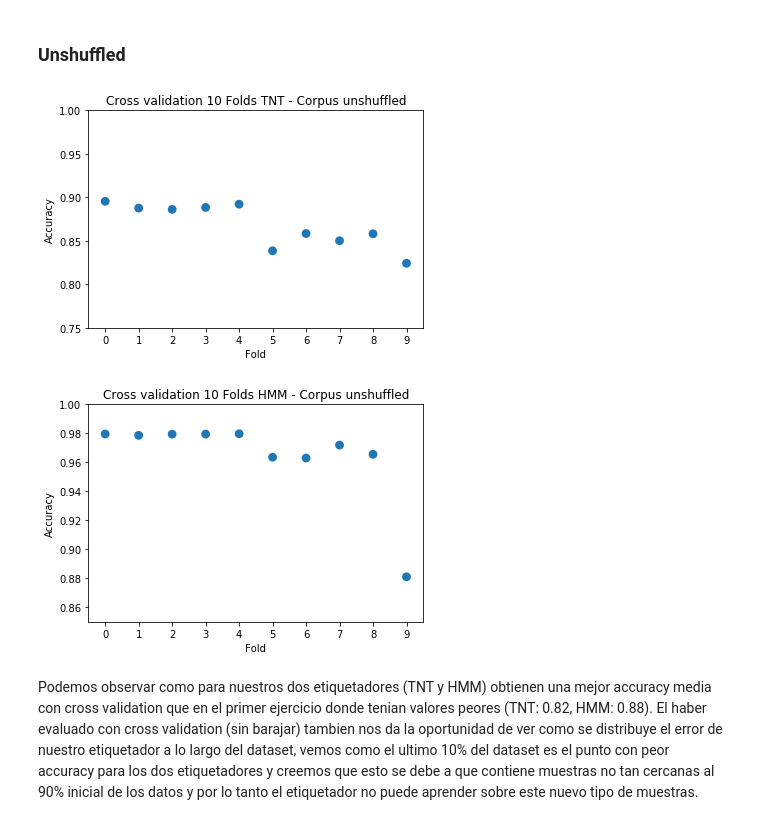
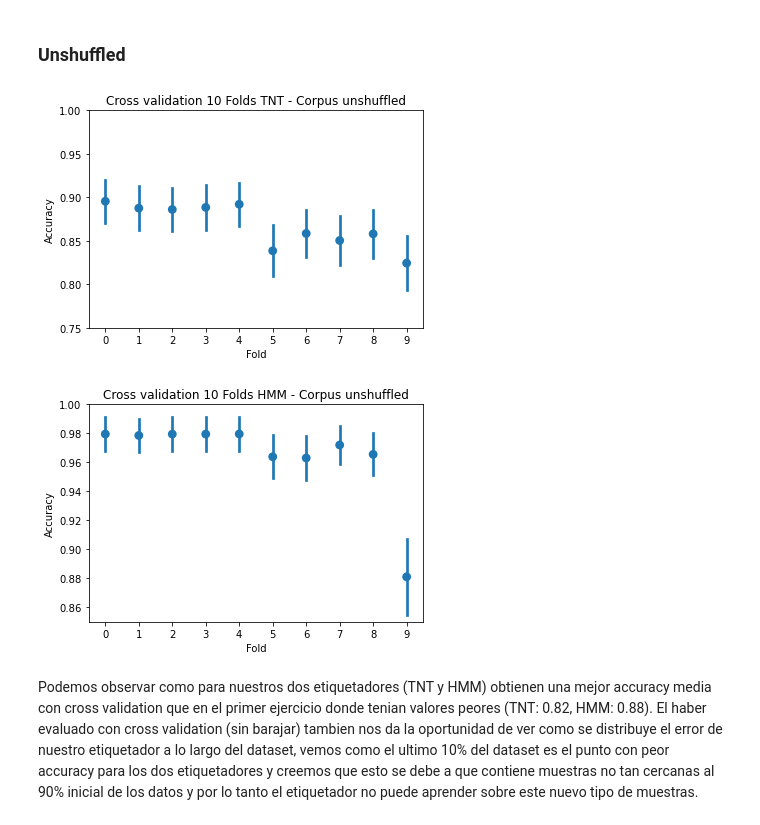
Before and after one commit to jiwidi/MIARFID, a Jupyter notebook: LC/lab2/lab2.ipynb, the cells around one changed output. Drawn from its saved outputs; the diff is of its cells as text; code cells hidden in the pictures.

```diff
--- a/LC/lab2/lab2.ipynb
+++ b/LC/lab2/lab2.ipynb
@@ -55,13 +57,21 @@ test_notcv = processed_corpus[len_training:]
 #TNT
 tagger_tnt = tnt.TnT()
 tagger_tnt.train(training_notcv)
+v=tagger_tnt.evaluate(test_notcv)
+d = 1.96*math.sqrt((v*(1-v))/len(test_notcv))
+ic = [round(v-d,3),round(v+d, 3)]
 print("Precission for TNT without CV")
-print(tagger_tnt.evaluate(test_notcv))
+print(v)
+print(f"Intervalo de confianza {ic}")
 
 #HMM
 tagger_hmm = hmm.HiddenMarkovModelTagger.train(training_notcv)
+v = tagger_hmm.evaluate(test_notcv)
+d = 1.96*math.sqrt((v*(1-v))/len(test_notcv))
+ic = [round(v-d,3),round(v+d, 3)]
 print("Precission for HMM without CV")
-print(tagger_hmm.evaluate(test_notcv))
+print(v)
+print(f"Intervalo de confianza {ic}")
 # %% [output]
 Precission for TNT without CV
 0.8241774601756736
@@ -116,23 +152,47 @@ Wall time: 16min 4s
 # %%
 import seaborn as sns
 import matplotlib.pyplot as plt
 
-ax = sns.pointplot(list(range(10)),results_unshuffled_tnt,join=False)
+results=[]
+fold = []
+for i in range(10):
+    results.append(intervals_unshuffled_tnt[i][0])
+    results.append(results_unshuffled_tnt[i])
+    results.append(intervals_unshuffled_tnt[i][1])
+    fold.append(i)
+    fold.append(i)
+    fold.append(i)
+
+df = pd.DataFrame({"results":results,"fold":fold})
+ax = sns.pointplot(x="fold", y="results", data=df,join = False)
+# ax = sns.pointplot(list(range(10)),results_unshuffled_tnt,join=False)
 ax.set_title('Cross validation 10 Folds TNT - Corpus unshuffled')
 ax.set(xlabel="Fold", ylabel = "Accuracy")
 ax.set(ylim=(0.75,1))
 ax.get_figure().savefig("cv_tnt_unshuffled.png")
 plt.show()
 
-ax = sns.pointplot(list(range(10)),results_unshuffled_hmm,join=False)
+results=[]
+fold = []
+for i in range(10):
+    results.append(intervals_unshuffled_hmm[i][0])
+    results.append(results_unshuffled_hmm[i])
+    results.append(intervals_unshuffled_hmm[i][1])
+    fold.append(i)
+    fold.append(i)
+    fold.append(i)
+
+df = pd.DataFrame({"results":results,"fold":fold})
+ax = sns.pointplot(x="fold", y="results", data=df,join = False)
+
 ax.set_title('Cross validation 10 Folds HMM - Corpus unshuffled')
 ax.set(xlabel="Fold", ylabel = "Accuracy")
 ax.set(ylim=(0.85,1))
 ax.get_figure().savefig("cv_hmm_unshuffled.png")
 plt.show()
 # %% [output]
-[figure, old version]
+[figure, new version]
-[figure, old version]
+[figure, new version]
 # %% [markdown]
 Podemos observar como para nuestros dos etiquetadores (TNT y HMM) obtienen una mejor accuracy media con cross validation que en el primer ejercicio donde tenian valores peores (TNT: 0.82, HMM: 0.88). El haber evaluado con cross validation (sin barajar) tambien nos da la oportunidad de ver como se distribuye el error de nuestro etiquetador a lo largo del dataset, vemos como el ultimo 10% del dataset es el punto con peor accuracy para los dos etiquetadores y creemos que esto se debe a que contiene muestras no tan cercanas al 90% inicial de los datos y por lo tanto el etiquetador no puede aprender sobre este nuevo tipo de muestras.
 # %% [markdown]
```
Also changed, not shown: parts of 4 cells of this notebook, 31 other files.
